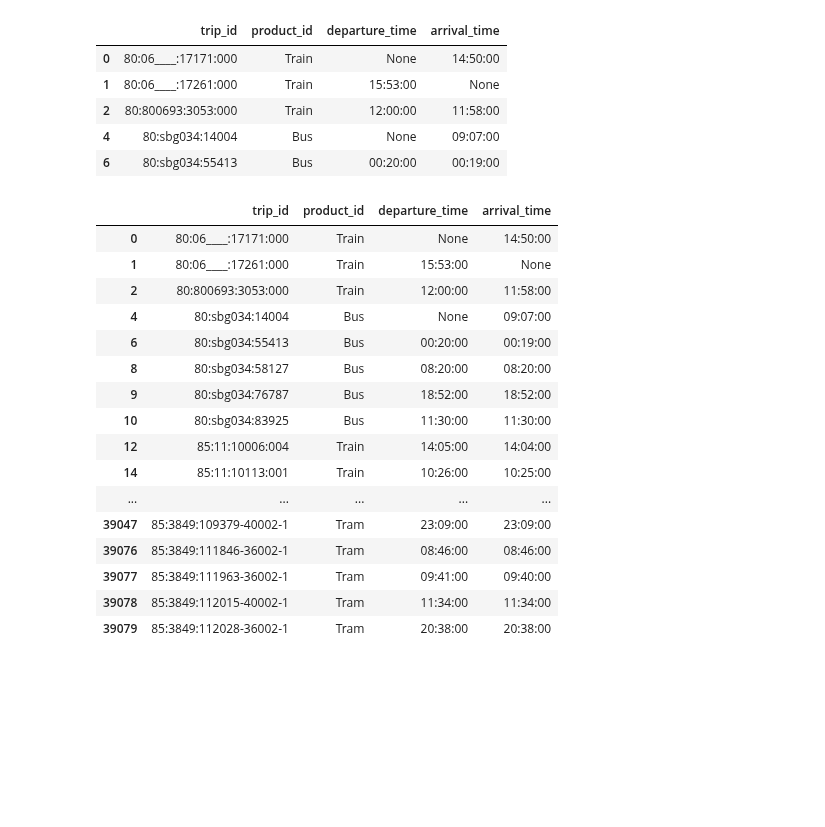
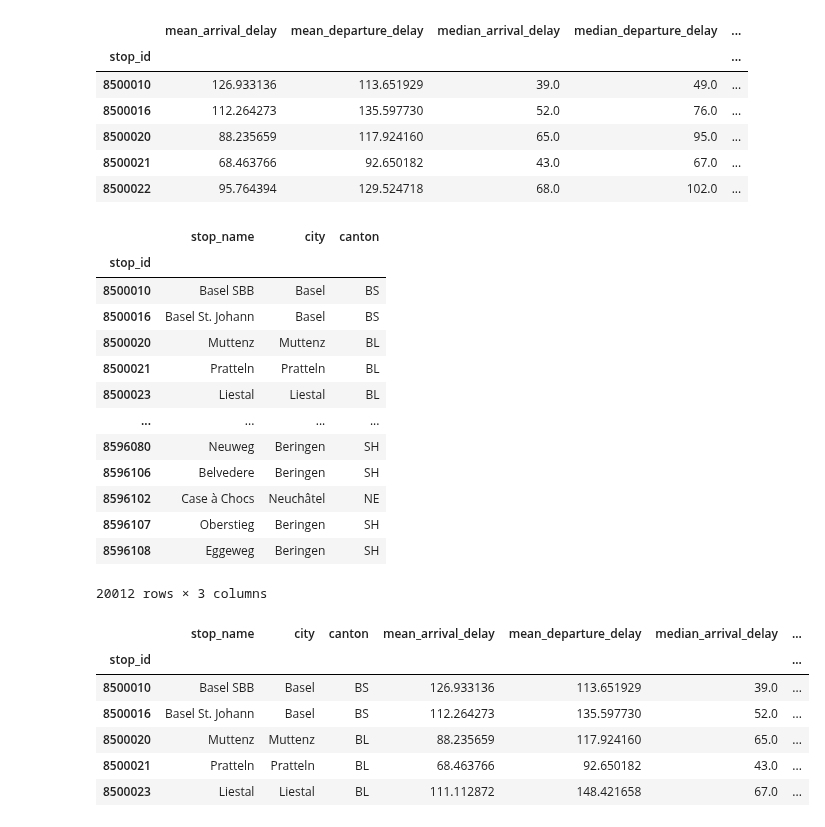
Before and after one commit to com-480-data-visualization/project-2023-choo-choo-data-darlings, a Jupyter notebook: home_table/table_data.ipynb, the cells around one changed output. Drawn from its saved outputs; the diff is of its cells as text; code cells hidden in the pictures; blank space fills up the shorter version.

Commit message:
add names, cities, cantons of stops

```diff
--- a/home_table/table_data.ipynb
+++ b/home_table/table_data.ipynb
@@ -36,0 +49,15 @@ df = transport_data[['trip_id', 'product_id', 'departure_time', 'arrival_time']]
+# %%
+agg_dict = {'mean_arrival_delay': 'mean',
+            'mean_departure_delay': 'mean',
+            'median_arrival_delay': 'median',
+            'median_departure_delay': 'median',
+            'std_arrival_delay': 'std',
+            'std_departure_delay': 'std',
+            'n_arrival_delay': 'sum',
+            'n_departure_delay': 'sum',
+            'n_cancelled': 'sum',
+            'n_through_trip': 'sum',
+            'n_additional_trip': 'sum',
+            'n_entries': 'sum'}
+# %%
+grouped_df = transport_df.groupby('stop_id').agg(agg_dict)
@@ -37,9 +81,10 @@ df = transport_data[['trip_id', 'product_id', 'departure_time', 'arrival_time']]
 # %%
-df.head()
+grouped_df.head()
 # %% [output]
-|  | trip_id | product_id | departure_time | arrival_time |
-| 0 | 80:06____:17171:000 | Train | None | 14:50:00 |
-| 1 | 80:06____:17261:000 | Train | 15:53:00 | None |
-| 2 | 80:800693:3053:000 | Train | 12:00:00 | 11:58:00 |
-| 4 | 80:sbg034:14004 | Bus | None | 09:07:00 |
-| 6 | 80:sbg034:55413 | Bus | 00:20:00 | 00:19:00 |
+|  | mean_arrival_delay | mean_departure_delay | median_arrival_delay | median_departure_delay | ... |
+| stop_id |  |  |  |  | ... |
+| 8500010 | 126.933136 | 113.651929 | 39.0 | 49.0 | ... |
+| 8500016 | 112.264273 | 135.597730 | 52.0 | 76.0 | ... |
+| 8500020 | 88.235659 | 117.924160 | 65.0 | 95.0 | ... |
+| 8500021 | 68.463766 | 92.650182 | 43.0 | 67.0 | ... |
+| 8500022 | 95.764394 | 129.524718 | 68.0 | 102.0 | ... |
@@ -48,20 +91,34 @@ grouped_products = df.groupby('product_id')
+# %%
+# Load the other df
+df_names = pd.read_csv('stops.csv', usecols=['stop_id', 'stop_name', 'city', 'canton'], index_col='stop_id')
+# %%
+df_names
+# %% [output]
+|  | stop_name | city | canton |
+| stop_id |  |  |  |
+| 8500010 | Basel SBB | Basel | BS |
+| 8500016 | Basel St. Johann | Basel | BS |
+| 8500020 | Muttenz | Muttenz | BL |
+| 8500021 | Pratteln | Pratteln | BL |
+| 8500023 | Liestal | Liestal | BL |
+| ... | ... | ... | ... |
+| 8596080 | Neuweg | Beringen | SH |
+| 8596106 | Belvedere | Beringen | SH |
+| 8596102 | Case à Chocs | Neuchâtel | NE |
+| 8596107 | Oberstieg | Beringen | SH |
+| 8596108 | Eggeweg | Beringen | SH |
+20012 rows × 3 columns
+# %%
+
+
+merged_df = df_names.merge(grouped_df, on='stop_id')
 # %%
-grouped_products.head()
+merged_df.head()
 # %% [output]
-|  | trip_id | product_id | departure_time | arrival_time |
-| 0 | 80:06____:17171:000 | Train | None | 14:50:00 |
-| 1 | 80:06____:17261:000 | Train | 15:53:00 | None |
-| 2 | 80:800693:3053:000 | Train | 12:00:00 | 11:58:00 |
-| 4 | 80:sbg034:14004 | Bus | None | 09:07:00 |
-| 6 | 80:sbg034:55413 | Bus | 00:20:00 | 00:19:00 |
-| 8 | 80:sbg034:58127 | Bus | 08:20:00 | 08:20:00 |
-| 9 | 80:sbg034:76787 | Bus | 18:52:00 | 18:52:00 |
-| 10 | 80:sbg034:83925 | Bus | 11:30:00 | 11:30:00 |
-| 12 | 85:11:10006:004 | Train | 14:05:00 | 14:04:00 |
-| 14 | 85:11:10113:001 | Train | 10:26:00 | 10:25:00 |
-| ... | ... | ... | ... | ... |
-| 39047 | 85:3849:109379-40002-1 | Tram | 23:09:00 | 23:09:00 |
-| 39076 | 85:3849:111846-36002-1 | Tram | 08:46:00 | 08:46:00 |
-| 39077 | 85:3849:111963-36002-1 | Tram | 09:41:00 | 09:40:00 |
-| 39078 | 85:3849:112015-40002-1 | Tram | 11:34:00 | 11:34:00 |
-| 39079 | 85:3849:112028-36002-1 | Tram | 20:38:00 | 20:38:00 |
+|  | stop_name | city | canton | mean_arrival_delay | mean_departure_delay | median_arrival_delay | ... |
+| stop_id |  |  |  |  |  |  | ... |
+| 8500010 | Basel SBB | Basel | BS | 126.933136 | 113.651929 | 39.0 | ... |
+| 8500016 | Basel St. Johann | Basel | BS | 112.264273 | 135.597730 | 52.0 | ... |
+| 8500020 | Muttenz | Muttenz | BL | 88.235659 | 117.924160 | 65.0 | ... |
+| 8500021 | Pratteln | Pratteln | BL | 68.463766 | 92.650182 | 43.0 | ... |
+| 8500023 | Liestal | Liestal | BL | 111.112872 | 148.421658 | 67.0 | ... |
```
Also changed, not shown: parts of 22 cells of this notebook, 1 other file.
